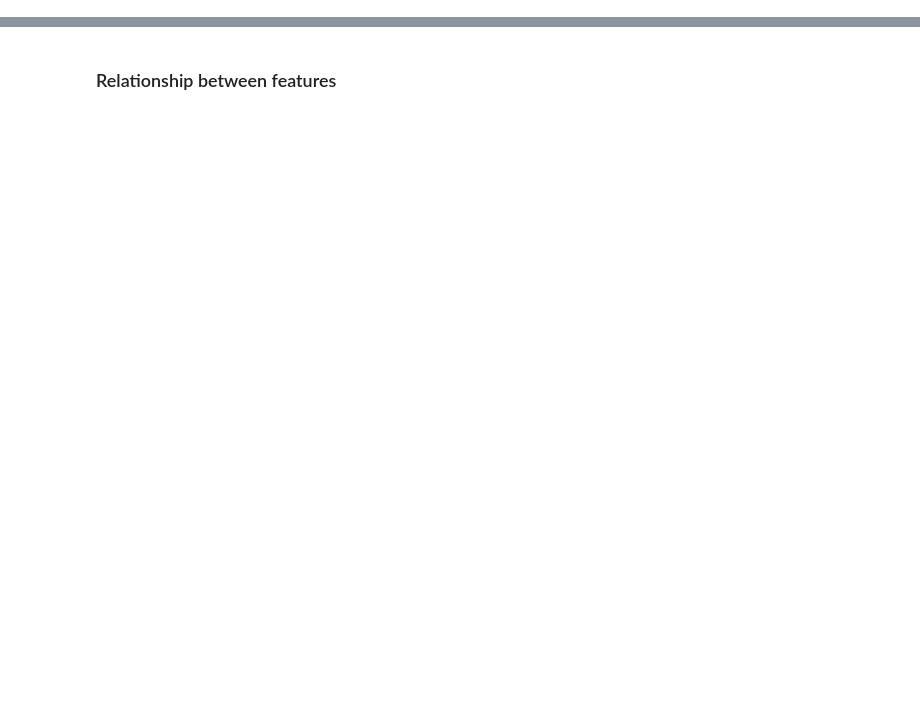
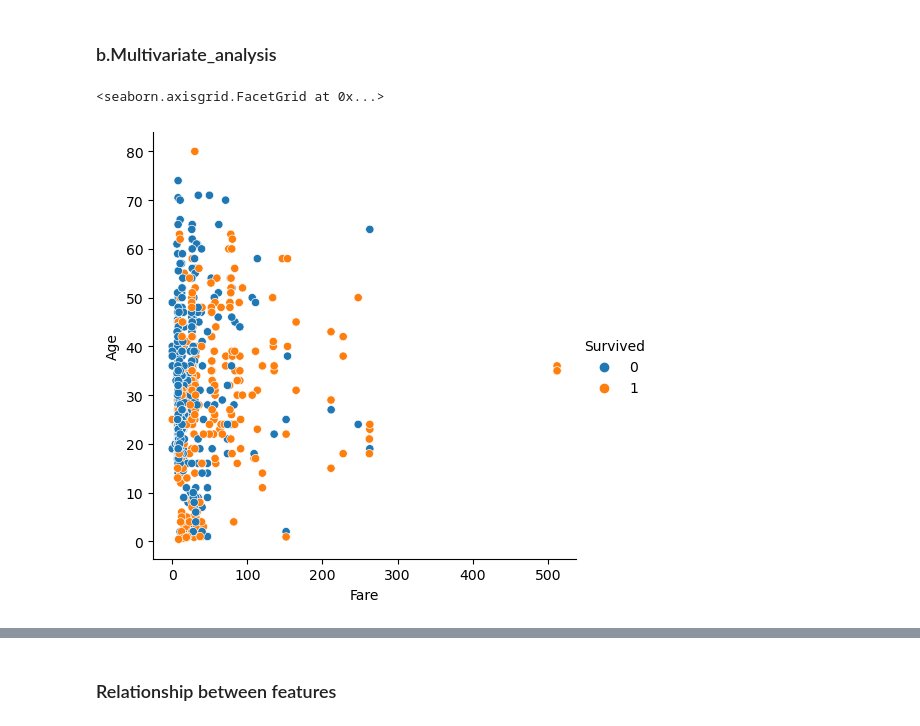
Before and after one commit to Pelitcho/Projects_Artificial_Intelligence, a Jupyter notebook: Titanic/Project titanic.ipynb, the cells around one changed output, grey strips where cells are left out. Drawn from its saved outputs; the diff is of its cells as text; code cells hidden in the pictures; blank space fills up the shorter version.

```diff
--- a/Titanic/Project titanic.ipynb
+++ b/Titanic/Project titanic.ipynb
@@ -24,0 +126,2 @@ gender_submission=pd.read_csv('gender_submission.csv')
+# %%
+train.set_index("PassengerId",inplace=True)
@@ -24,0 +265,7 @@ gender_submission=pd.read_csv('gender_submission.csv')
+# %% [markdown]
+### b.Multivariate_analysis
+# %%
+sns.relplot(data=train,x='Fare',y="Age",hue="Survived")
+# %% [output]
+<seaborn.axisgrid.FacetGrid at 0x...>
+[figure, added]
```
Also changed, not shown: parts of 107 cells of this notebook, 32 other files.
